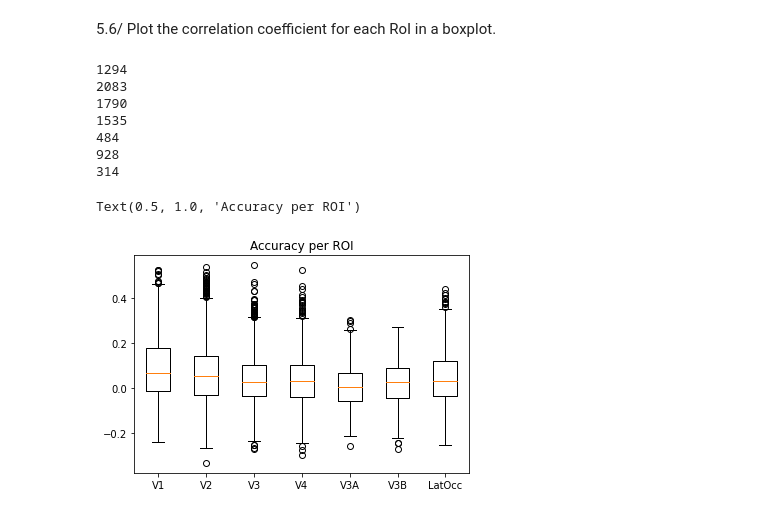
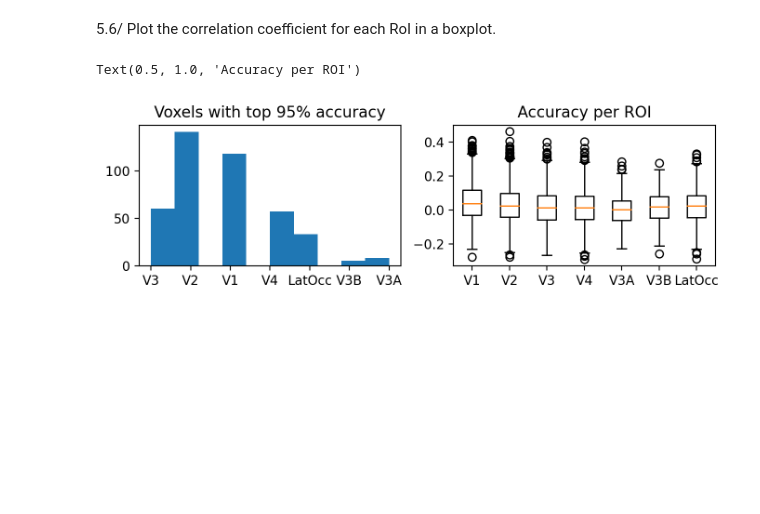
Before and after one commit to cedricfoucault/NMA-DL2021_deepfMRI, a Jupyter notebook: build_encoding_model.ipynb, the cells around one changed output. Cells and saved outputs as stored; diff of their text form; code cells hidden in the pictures; blank space fills up the shorter version.

```diff
--- a/build_encoding_model.ipynb
+++ b/build_encoding_model.ipynb
@@ -1073,7 +1060,7 @@ plt.imshow(kay_data["stimuli"][0])
 - We will a model with not too many layers (< 10). Because we want to compare the model hierarchy with the brain hierarchy (which has < 10 levels of hierarchy).
 - The architecture we will try first is AlexNet.
 # %%
-alexnet = torchvision.models.alexnet(pretrained=True).to(device)
+alexnet = torchvision.models.alexnet(pretrained=True)
 alexnet.eval()
 # %% [output]
 Downloading: "https://download.pytorch.org/models/alexnet-owt-7be5be79.pth" to /root/.cache/torch/hub/checkpoints/alexnet-owt-7be5be79.pth
@@ -1141,8 +1128,8 @@ normalize = transforms.Normalize(mean=[0.485, 0.456, 0.406],
                                  std=[0.229, 0.224, 0.225])
 transform = transforms.Compose([transforms.Resize(256), normalize])
 # %%
-kay_stimuli_tensor_transformed = transform(kay_stimuli_tensor).to(device)
-kay_stimuli_tensor_transformed_test = transform(kay_stimuli_tensor_test).to(device)
+kay_stimuli_tensor_transformed = transform(kay_stimuli_tensor)
+kay_stimuli_tensor_transformed_test = transform(kay_stimuli_tensor_test)
 # %%
 print(kay_stimuli_tensor_transformed.shape)
 print(kay_stimuli_tensor_transformed_test.shape)
@@ -1230,0 +1236,9 @@ torch.Size([1750, 256, 7, 7])
+# %%
+# corr_coeffs, corr_coeffs_test = get_corr_coeffs_for_one_layer(-1)
+corr_coeffs_by_layer = []
+corr_coeffs_test_by_layer = []
+for i in range(len(alexnet.features)):
+  print("computing corr coeff for layer : ", i)
+  corr_coeffs, corr_coeffs_test = get_corr_coeffs_for_one_layer(i)
+  corr_coeffs_by_layer.append(corr_coeffs)
+  corr_coeffs_test_by_layer.append(corr_coeffs_test)
@@ -1341,32 +1343,38 @@ Text(0.5, 1.0, 'Voxels with top 95% accuracy')
 # %% [markdown]
 5.6/ Plot the correlation coefficient for each RoI in a boxplot.
 # %%
+# Retrieve the indices of the voxels which are in the top q percentile of the distribution of accuracies
+threshold_percentile = 95
+threshold_corr_coeff = scipy.stats.scoreatpercentile(corr_coeffs_test, threshold_percentile)
+indices = np.arange(len(corr_coeffs_test))
+indices_above_threshold = indices[corr_coeffs_test > threshold_corr_coeff]
+# print(corr_coeffs_test[indices_above_threshold])
+
+roi_names_of_voxels_above_threshold = roi_names_per_voxel_index[indices_above_threshold]
+
 # Corr coeffs for each ROI
 V1_corr_coeffs = corr_coeffs_test[roi_names_per_voxel_index == "V1"]
-print(len(V1_corr_coeffs))
+
 V2_corr_coeffs = corr_coeffs_test[roi_names_per_voxel_index == "V2"]
-print(len(V2_corr_coeffs))
+
 V3_corr_coeffs = corr_coeffs_test[roi_names_per_voxel_index == "V3"]
-print(len(V3_corr_coeffs))
+
 V4_corr_coeffs = corr_coeffs_test[roi_names_per_voxel_index == "V4"]
-print(len(V4_corr_coeffs))
+
 V3A_corr_coeffs = corr_coeffs_test[roi_names_per_voxel_index == "V3A"]
-print(len(V3A_corr_coeffs))
+
 LatOcc_corr_coeffs = corr_coeffs_test[roi_names_per_voxel_index == "LatOcc"]
-print(len(LatOcc_corr_coeffs))
+
 V3B_corr_coeffs = corr_coeffs_test[roi_names_per_voxel_index == "V3B"]
-print(len(V3B_corr_coeffs))
 
-# Plot corr coeffs for each ROI
-plt.boxplot([V1_corr_coeffs, V2_corr_coeffs, V3_corr_coeffs, V4_corr_coeffs, V3A_corr_coeffs, V3B_corr_coeffs, LatOcc_corr_coeffs], labels=["V1", "V2", "V3", "V4", "V3A", "V3B", "LatOcc"])
-plt.title("Accuracy per ROI")
+
+# Plot results by ROI
+fig, axes = plt.subplots(1, 2, figsize=(8,2), dpi=200)
+axes[0].hist(roi_names_of_voxels_above_threshold)
+axes[0].set_title(f"Voxels with top {threshold_percentile}% accuracy")
+axes[1].boxplot([V1_corr_coeffs, V2_corr_coeffs, V3_corr_coeffs, V4_corr_coeffs, V3A_corr_coeffs, V3B_corr_coeffs, LatOcc_corr_coeffs],
+                labels=["V1", "V2", "V3", "V4", "V3A", "V3B", "LatOcc"])
+axes[1].set_title("Accuracy per ROI")
 # %% [output]
-1294
-2083
-1790
-1535
-484
-928
-314
+Text(0.5, 1.0, 'Accuracy per ROI')
-Text(0.5, 1.0, 'Accuracy per ROI')
-[figure, old version]
+[figure, new version]
```
Also changed, not shown: parts of 23 cells of this notebook.
